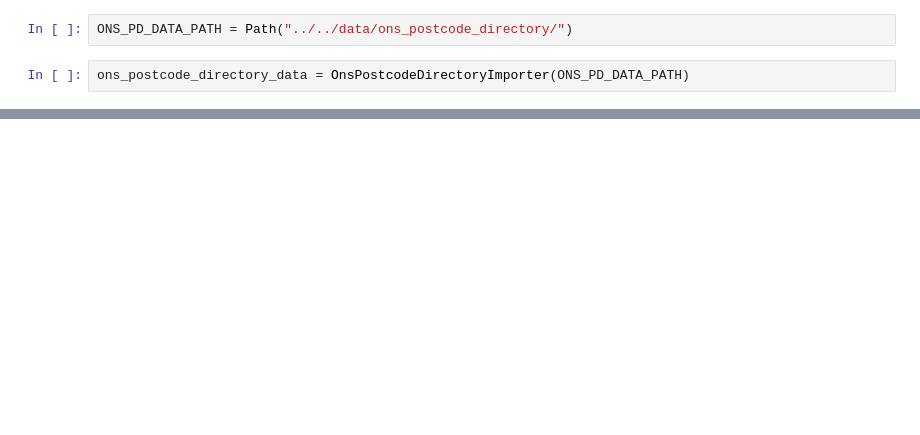
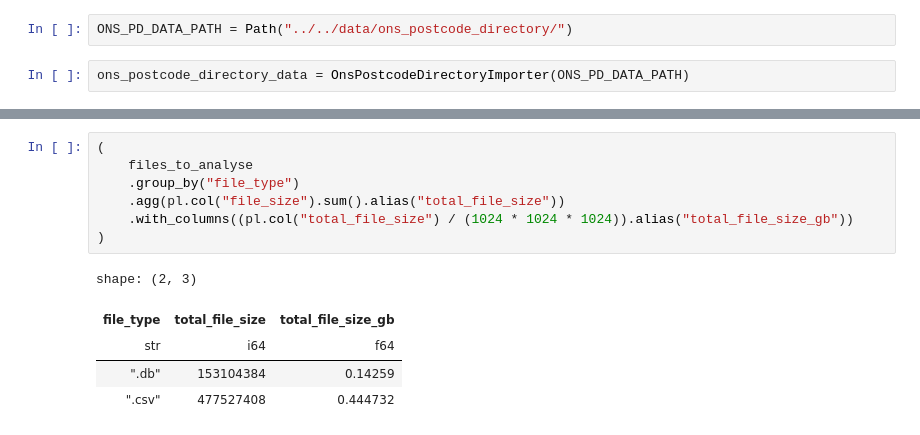
Before and after one commit to Smartitect/streamlit-workshop, a Jupyter notebook: notebooks/land_registry/prepare_land_registry_data.ipynb, the cells around one changed output, grey strips where cells are left out. Drawn from its saved outputs; the diff is of its cells as text; blank space fills up the shorter version.

```diff
--- a/notebooks/land_registry/prepare_land_registry_data.ipynb
+++ b/notebooks/land_registry/prepare_land_registry_data.ipynb
@@ -185,0 +453,13 @@ duckdb.sql(full_query)
+# %%
+(
+    files_to_analyse
+    .group_by("file_type")
+    .agg(pl.col("file_size").sum().alias("total_file_size"))
+    .with_columns((pl.col("total_file_size") / (1024 * 1024 * 1024)).alias("total_file_size_gb"))
+)
+# %% [output]
+shape: (2, 3)
+| file_type | total_file_size | total_file_size_gb |
+| str | i64 | f64 |
+| ".db" | 153104384 | 0.14259 |
+| ".csv" | 477527408 | 0.444732 |
```
Also changed, not shown: parts of 73 cells of this notebook, 4 other files.
